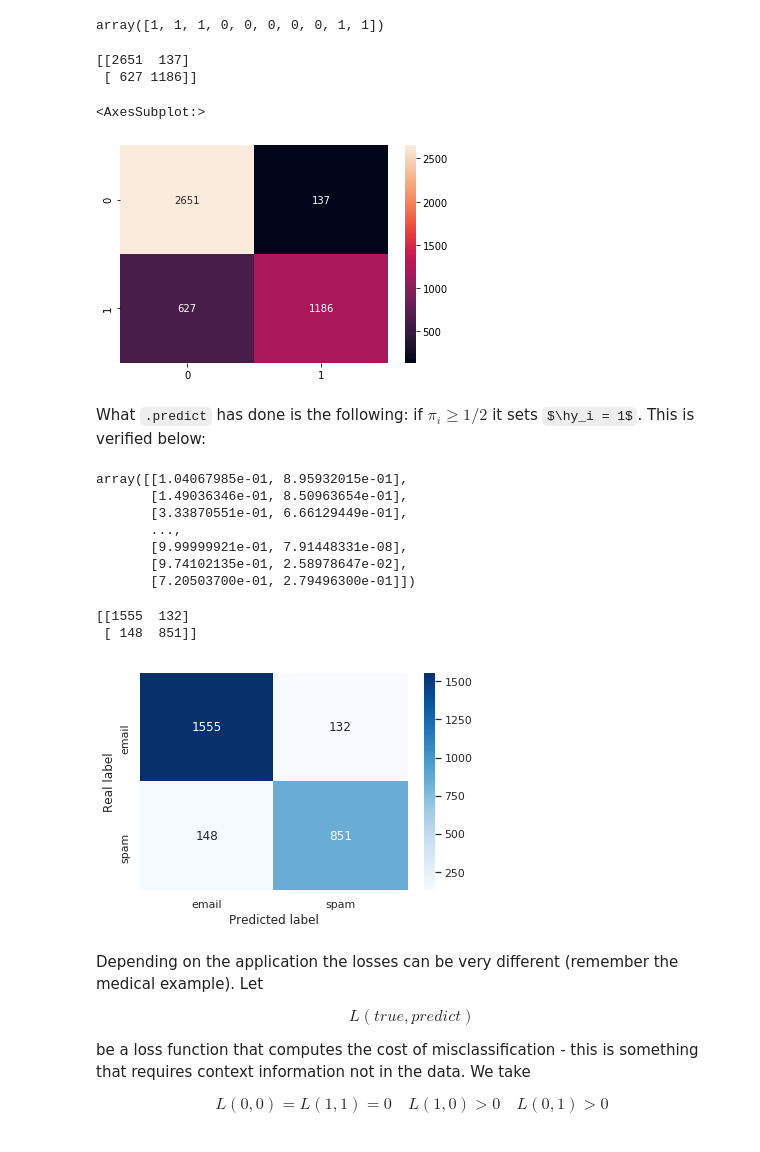
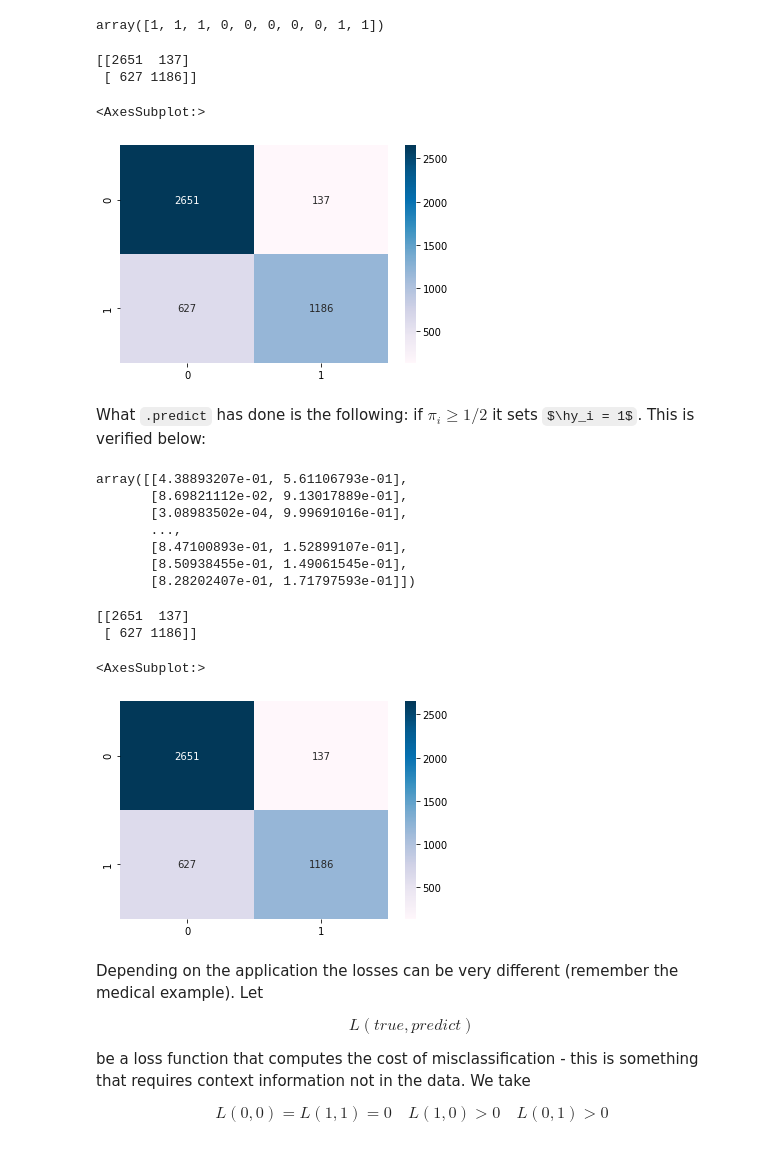
Before and after one commit to polinabee/stats-final-prep, a Jupyter notebook: reference_notebooks/classification.ipynb, the cells around one changed output. Drawn from its saved outputs; the diff is of its cells as text; code cells hidden in the pictures; some formulas as TeX source.

```diff
--- a/reference_notebooks/classification.ipynb
+++ b/reference_notebooks/classification.ipynb
@@ -51,6 +50,6 @@ from helper_functions import *
 # %%
-#subset initial dataset to last n columns
-spam = pd.read_csv("../data/spambase_csv.csv").iloc[:, 50:]
+#subset initial dataset to last n columns, first 100 rows
+spam = pd.read_csv("../data/spambase_csv.csv").iloc[:, 50:][:5000]
 spam.head()
 # %% [output]
 |  | char_freq_%5B | char_freq_%21 | char_freq_%24 | char_freq_%23 | capital_run_length_average | ... |
@@ -199,28 +198,28 @@ array([1, 1, 1, 0, 0, 0, 0, 0, 1, 1])
 # %%
 from sklearn.metrics import confusion_matrix
 
 #confusion matrix
 cm =  confusion_matrix(y_pred=y_hat, y_true=y, labels=[0,1])
 print(cm)
 # Plotting confusion matrix (custom help function)
-sns.heatmap(cm,annot=True,fmt="d")
+sns.heatmap(cm,annot=True,fmt="d",cmap="PuBu")
 # %% [output]
 [[2651  137]
  [ 627 1186]]
 <AxesSubplot:>
-[figure, old version]
+[figure, new version]
 # %% [markdown]
 What `.predict` has done is the following: if $\pi_i \geq 1/2$ it sets $\hy_i = 1$. This is verified below:
 # %%
 insample_pred
 # %% [output]
-array([[1.04067985e-01, 8.95932015e-01],
-       [1.49036346e-01, 8.50963654e-01],
-       [3.33870551e-01, 6.66129449e-01],
+array([[4.38893207e-01, 5.61106793e-01],
+       [8.69821112e-02, 9.13017889e-01],
+       [3.08983502e-04, 9.99691016e-01],
        ...,
-       [9.99999921e-01, 7.91448331e-08],
-       [9.74102135e-01, 2.58978647e-02],
-       [7.20503700e-01, 2.79496300e-01]])
+       [8.47100893e-01, 1.52899107e-01],
+       [8.50938455e-01, 1.49061545e-01],
+       [8.28202407e-01, 1.71797593e-01]])
 # %%
 y_hat_new = np.ones(y.size)
 y_hat_new[insample_pred[:,1] <0.5] = 0
@@ -229,11 +228,12 @@ y_hat_new[insample_pred[:,1] <0.5] = 0
 cm =  confusion_matrix(y_pred=y_hat_new, y_true=y, labels=[0,1])
 print (cm)
 # Plotting confusion matrix
-plot_confusion_matrix(cm, class_labels)
+sns.heatmap(cm,annot=True,fmt="d",cmap="PuBu")
 # %% [output]
-[[1555  132]
- [ 148  851]]
+[[2651  137]
+ [ 627 1186]]
+<AxesSubplot:>
-[figure, old version]
+[figure, new version]
 # %% [markdown]
 Depending on the application the losses can be very different (remember the medical example). Let
 
```
Also changed, not shown: parts of 2 cells of this notebook.
